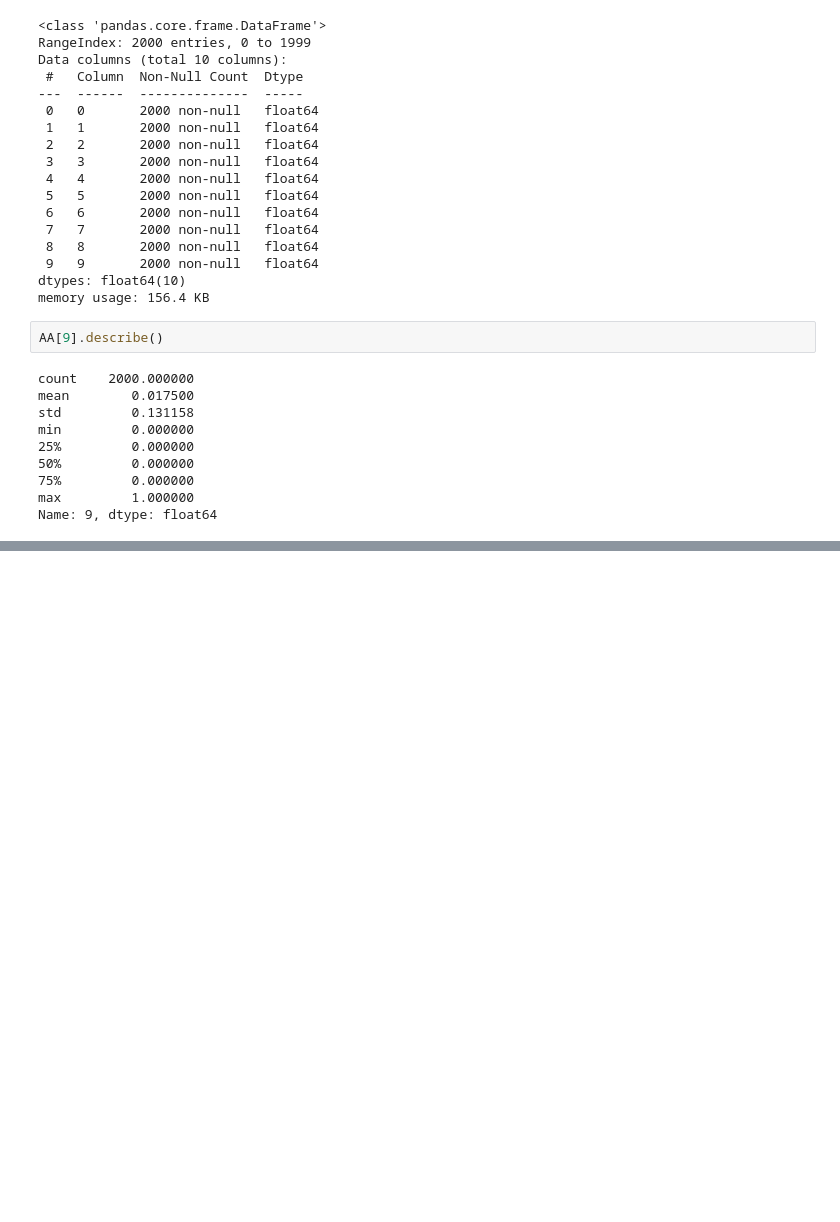
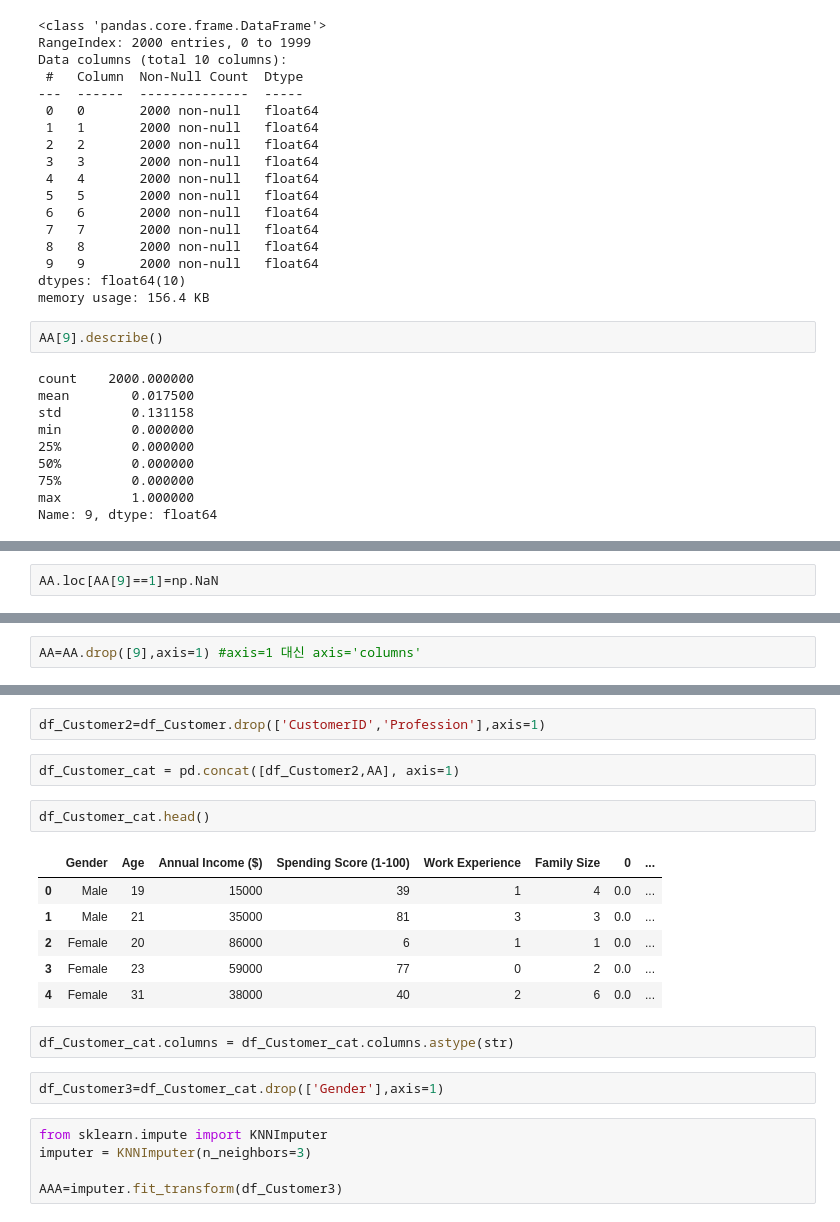
Before and after one commit to gundaminpde/2023-spring, a Jupyter notebook: 02_1_kNN.ipynb, the cells around one changed output, grey strips where cells are left out. Drawn from its saved outputs; the diff is of its cells as text; blank space fills up the shorter version.

```diff
--- a/02_1_kNN.ipynb
+++ b/02_1_kNN.ipynb
@@ -727,0 +743,2 @@ Name: 9, dtype: float64
+# %%
+AA.loc[AA[9]==1]=np.NaN
@@ -727,0 +765,2 @@ Name: 9, dtype: float64
+# %%
+AA=AA.drop([9],axis=1) #axis=1 대신 axis='columns'
@@ -727,0 +786,22 @@ Name: 9, dtype: float64
+# %%
+df_Customer2=df_Customer.drop(['CustomerID','Profession'],axis=1)
+# %%
+df_Customer_cat = pd.concat([df_Customer2,AA], axis=1)
+# %%
+df_Customer_cat.head()
+# %% [output]
+|  | Gender | Age | Annual Income ($) | Spending Score (1-100) | Work Experience | Family Size | 0 | ... |
+| 0 | Male | 19 | 15000 | 39 | 1 | 4 | 0.0 | ... |
+| 1 | Male | 21 | 35000 | 81 | 3 | 3 | 0.0 | ... |
+| 2 | Female | 20 | 86000 | 6 | 1 | 1 | 0.0 | ... |
+| 3 | Female | 23 | 59000 | 77 | 0 | 2 | 0.0 | ... |
+| 4 | Female | 31 | 38000 | 40 | 2 | 6 | 0.0 | ... |
+# %%
+df_Customer_cat.columns = df_Customer_cat.columns.astype(str)
+# %%
+df_Customer3=df_Customer_cat.drop(['Gender'],axis=1)
+# %%
+from sklearn.impute import KNNImputer
+imputer = KNNImputer(n_neighbors=3)
+
+AAA=imputer.fit_transform(df_Customer3)
```
Also changed, not shown: parts of 4 cells of this notebook.
